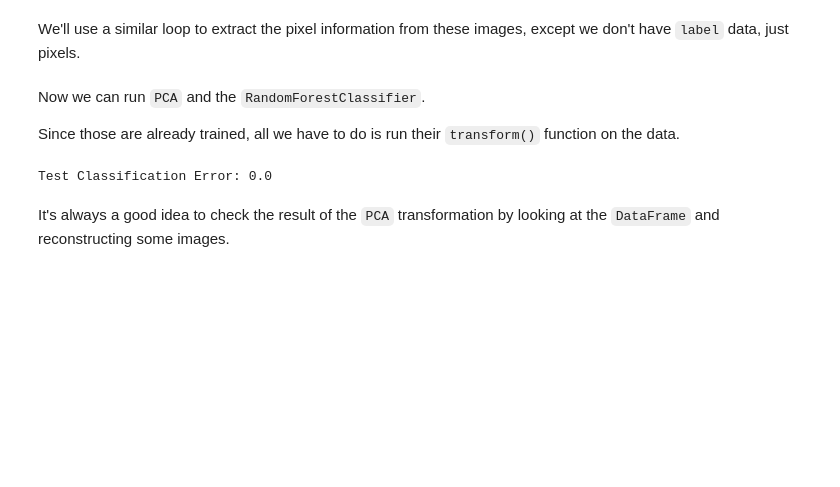
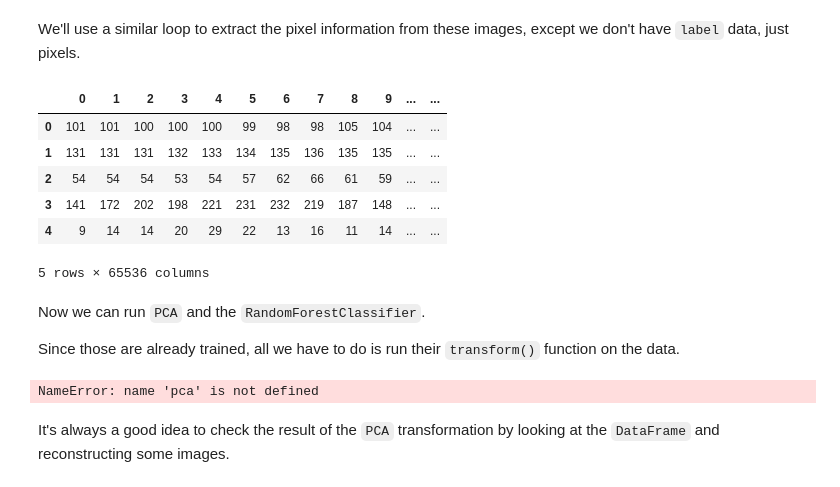
Before and after one commit to DM-GY-9103-Assignments/HW09, a Jupyter notebook: HW09.ipynb, the cells around one changed output. Drawn from its saved outputs; the diff is of its cells as text; code cells hidden in the pictures; blank space fills up the shorter version.

```diff
--- a/HW09.ipynb
+++ b/HW09.ipynb
@@ -451,10 +454,21 @@ print(len(test_files))
 We'll use a similar loop to extract the pixel information from these images, except we don't have `label` data, just pixels.
 # %%
 test_pixel_data = []
-
+test_df["label"] = test_label_data
 for fname in test_files:
   img = open_image(path.join("./data/images/0801-500/test", fname))
   test_pixel_data.append(img.pixels)
+test_df = pd.DataFrame(test_pixel_data)
+# %%
+test_df.head()
+# %% [output]
+|  | 0 | 1 | 2 | 3 | 4 | 5 | 6 | 7 | 8 | 9 | ... | ... |
+| 0 | 101 | 101 | 100 | 100 | 100 | 99 | 98 | 98 | 105 | 104 | ... | ... |
+| 1 | 131 | 131 | 131 | 132 | 133 | 134 | 135 | 136 | 135 | 135 | ... | ... |
+| 2 | 54 | 54 | 54 | 53 | 54 | 57 | 62 | 66 | 61 | 59 | ... | ... |
+| 3 | 141 | 172 | 202 | 198 | 221 | 231 | 232 | 219 | 187 | 148 | ... | ... |
+| 4 | 9 | 14 | 14 | 20 | 29 | 22 | 13 | 16 | 11 | 14 | ... | ... |
+5 rows × 65536 columns
 # %% [markdown]
 Now we can run `PCA` and the `RandomForestClassifier`.
 
@@ -462,20 +476,21 @@ Since those are already trained, all we have to do is run their `transform()` fu
 # %%
 # TODO: run PCA on test pixels, get DataFrame
 #       this is the same PCA that was created above, not a new one
-pca = PCA(n_components=10)
 test_df = pca.fit_transform(test_pixel_data)
-pca_pixels = pca.inverse_transform(test_df)
+# Prepare test features
+# display(test_df.head())
+# print(len(test_label_data))
+NUM_FEATURES = 100
+chosen_columns = train_df.columns[:NUM_FEATURES]
+train_features = train_df[chosen_columns]
+out_features = train_df["label"]
 
-test_features = train_df.drop(columns=["label"])
-test_ids = train_df["label"]
-test_predicted = train_model.predict(test_features)
-
-# test_features = pca.transform(test_pixel_data)
-# test_predicted = train_model.predict(test_features)
-test_error = classification_error(test_ids, test_predicted)
-print("Test Classification Error:", test_error)
+test_features = test_df.columns[:NUM_FEATURES]
+test_labels = out_features
+predicted = train_model.predict(test_features)
+CamUtils.classification_accuracy(train_files, predicted["label"])
 # %% [output]
-Test Classification Error: 0.0
+NameError: name 'pca' is not defined
 # %% [markdown]
 It's always a good idea to check the result of the `PCA` transformation by looking at the `DataFrame` and reconstructing some images.
 # %%
```
Also changed, not shown: parts of 8 cells of this notebook.
